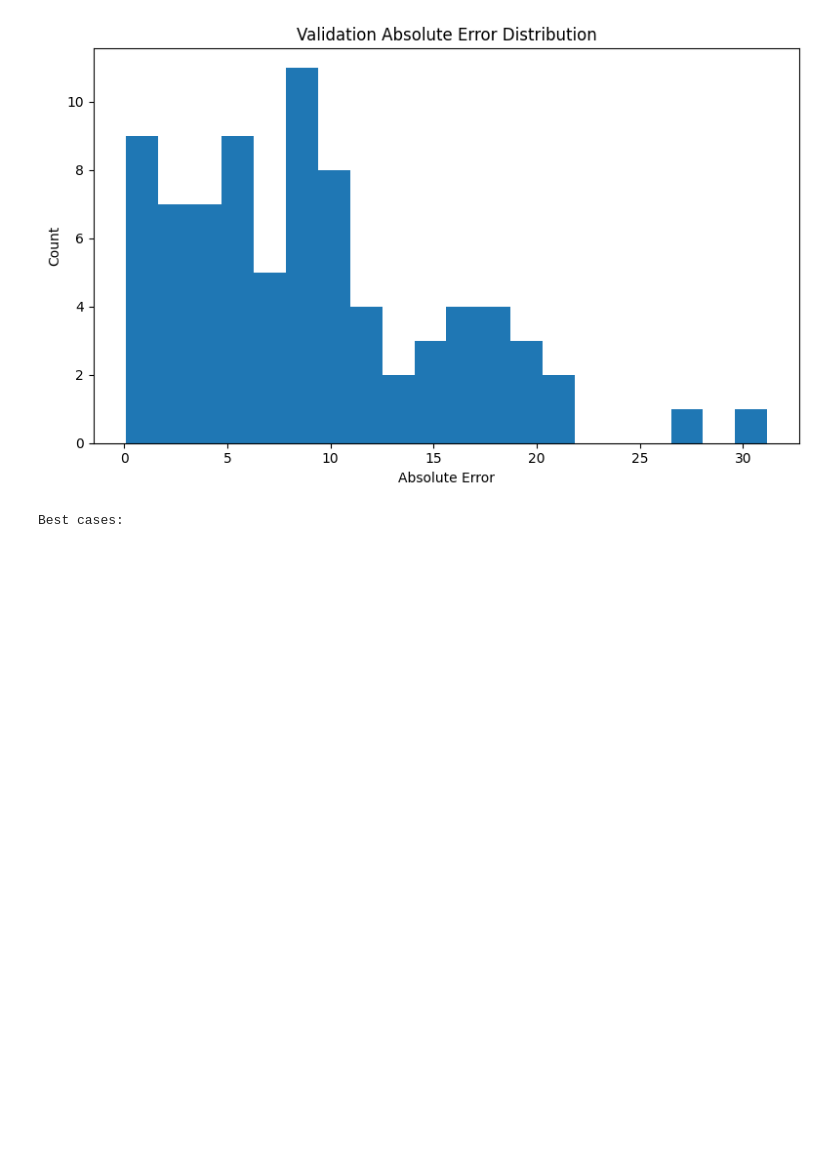
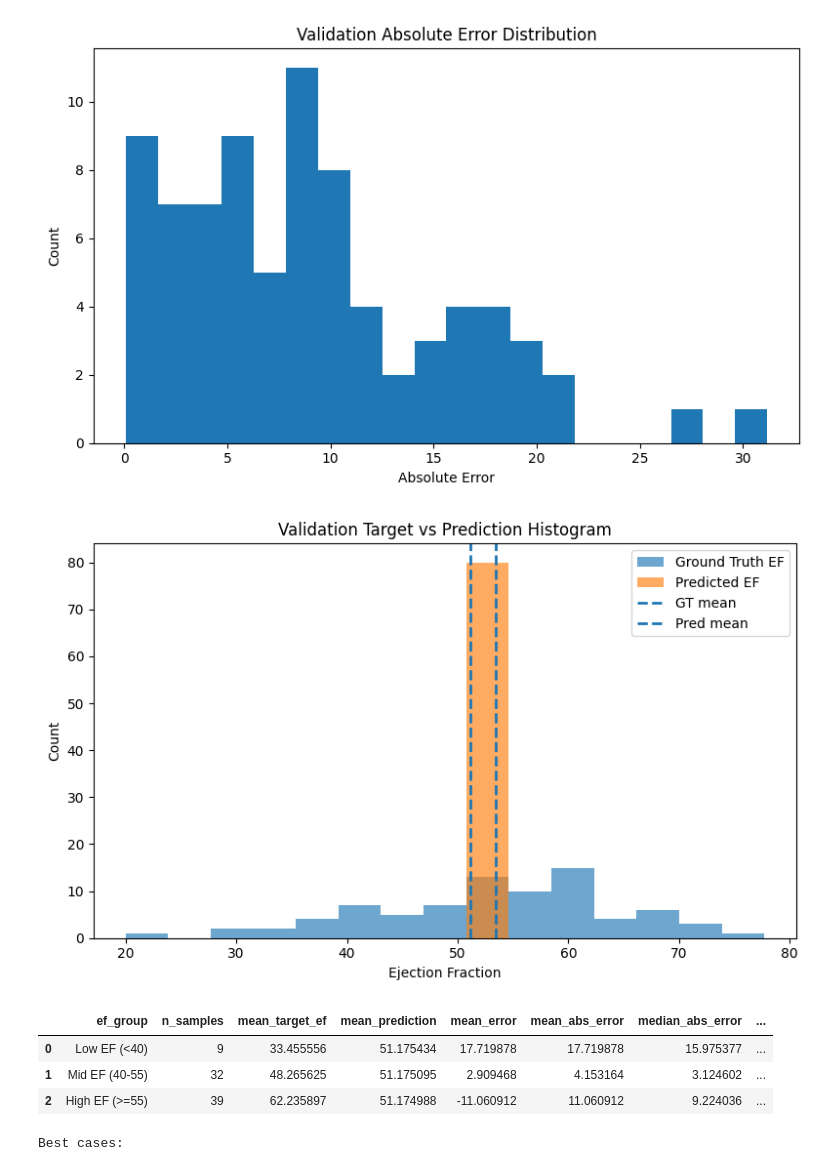
Before and after one commit to emirrcodes/echo-images-lab-task, a Jupyter notebook: notebooks/03_results_visualization.ipynb, the cells around one changed output. Cells and saved outputs as stored; diff of their text form; code cells hidden in the pictures; blank space fills up the shorter version.

Commit message:
Update results visualization notebook and ignore data artifacts

```diff
--- a/notebooks/03_results_visualization.ipynb
+++ b/notebooks/03_results_visualization.ipynb
@@ -304,6 +314,57 @@ plt.savefig(FIGURES_DIR / "val_abs_error_distribution.png", dpi=200, bbox_inches
 plt.show()
 # %% [output]
 [figure]
+# %%
+plt.figure(figsize=(8, 5))
+bins = np.linspace(
+    min(val_targets.min(), val_predictions.min()),
+    max(val_targets.max(), val_predictions.max()),
+    16
+)
+
+plt.hist(val_targets, bins=bins, alpha=0.65, label="Ground Truth EF")
+plt.hist(val_predictions, bins=bins, alpha=0.65, label="Predicted EF")
+plt.axvline(val_targets.mean(), linestyle="--", linewidth=2, label="GT mean")
+plt.axvline(val_predictions.mean(), linestyle="--", linewidth=2, label="Pred mean")
+plt.xlabel("Ejection Fraction")
+plt.ylabel("Count")
+plt.title("Validation Target vs Prediction Histogram")
+plt.legend()
+plt.tight_layout()
+plt.savefig(FIGURES_DIR / "val_gt_vs_pred_histogram.png", dpi=200, bbox_inches="tight")
+plt.show()
+# %% [output]
+[figure, added]
+# %%
+ef_group_summary = (
+    val_results_df.assign(
+        ef_group=pd.cut(
+            val_results_df["label"],
+            bins=[-np.inf, 40, 55, np.inf],
+            labels=["Low EF (<40)", "Mid EF (40-55)", "High EF (>=55)"],
+            right=False,
+        )
+    )
+    .groupby("ef_group", observed=False)
+    .agg(
+        n_samples=("label", "size"),
+        mean_target_ef=("label", "mean"),
+        mean_prediction=("prediction", "mean"),
+        mean_error=("error", "mean"),
+        mean_abs_error=("abs_error", "mean"),
+        median_abs_error=("abs_error", "median"),
+        max_abs_error=("abs_error", "max"),
+    )
+    .reset_index()
+)
+
+ef_group_summary.to_csv(METRICS_DIR / "ef_group_error_summary.csv", index=False)
+display(ef_group_summary)
+# %% [output]
+|  | ef_group | n_samples | mean_target_ef | mean_prediction | mean_error | mean_abs_error | median_abs_error | ... |
+| 0 | Low EF (<40) | 9 | 33.455556 | 51.175434 | 17.719878 | 17.719878 | 15.975377 | ... |
+| 1 | Mid EF (40-55) | 32 | 48.265625 | 51.175095 | 2.909468 | 4.153164 | 3.124602 | ... |
+| 2 | High EF (>=55) | 39 | 62.235897 | 51.174988 | -11.060912 | 11.060912 | 9.224036 | ... |
 # %%
 best_cases = val_results_df.sort_values("abs_error").head(5)
 worst_cases = val_results_df.sort_values("abs_error", ascending=False).head(5)
```
Also changed, not shown: parts of 2 cells of this notebook, 1 other file.
